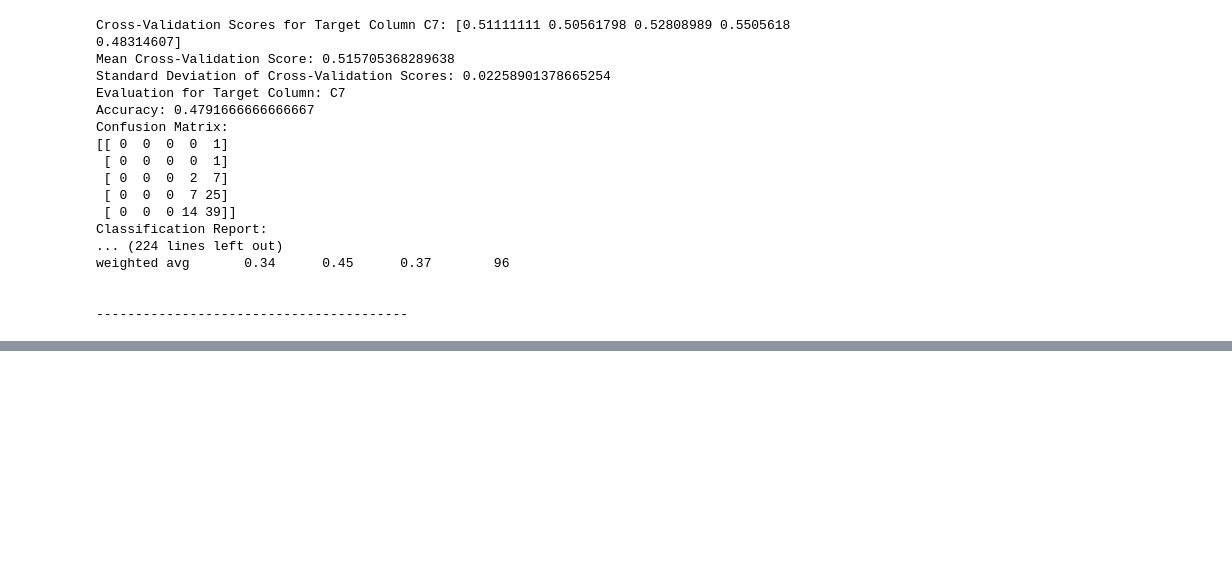
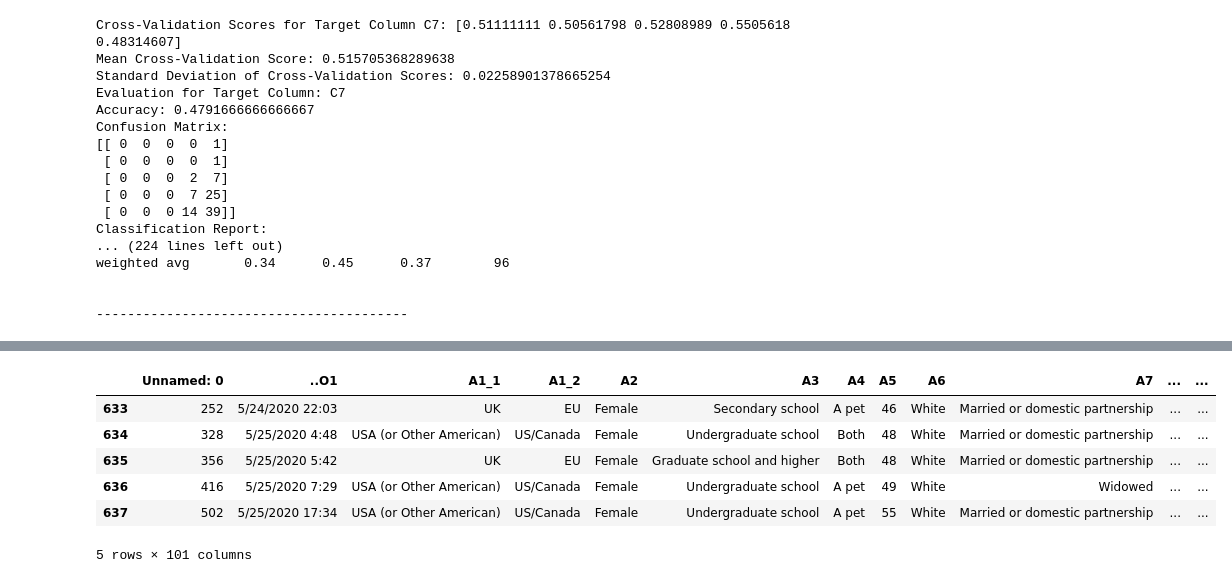
Before and after one commit to Kafrawy31/Data-Science-CW, a Jupyter notebook: main.ipynb, the cells around one changed output, grey strips where cells are left out. Drawn from its saved outputs; the diff is of its cells as text; code cells hidden in the pictures; blank space fills up the shorter version.

```diff
--- a/main.ipynb
+++ b/main.ipynb
@@ -347,3 +348,9 @@ weighted avg       0.34      0.45      0.37        96
 
 
 ----------------------------------------
+# %%
+env_perception_columns = ['C1', 'C2', 'C3', 'C4', 'C5', 'C6', 'C7', 'C8', 'C9', 'C10', 'C11', 'C12', 'C13', 'C14', 'C15']
+data['avg_env_perception'] = data[env_perception_columns].mean(axis=1)
+#data['avg_env_perception'] = data['avg_env_perception'].round()
+data['avg_env_perception'] = data['avg_env_perception'].astype(int)
+data.head()
@@ -349,0 +365,13 @@ weighted avg       0.34      0.45      0.37        96
+# %%
+bins = [0, 18, 25, 35, 45, np.inf]
+labels = ['0-18','18-25', '25-35', '35-45', '45+']
+data['age_group'] = pd.cut(data['A5'], bins=bins, labels=labels, right=False)
+data.tail()
+# %% [output]
+|  | Unnamed: 0 | ..O1 | A1_1 | A1_2 | A2 | A3 | A4 | A5 | A6 | A7 | ... | ... |
+| 633 | 252 | 5/24/2020 22:03 | UK | EU | Female | Secondary school | A pet | 46 | White | Married or domestic partnership | ... | ... |
+| 634 | 328 | 5/25/2020 4:48 | USA (or Other American) | US/Canada | Female | Undergraduate school | Both | 48 | White | Married or domestic partnership | ... | ... |
+| 635 | 356 | 5/25/2020 5:42 | UK | EU | Female | Graduate school and higher | Both | 48 | White | Married or domestic partnership | ... | ... |
+| 636 | 416 | 5/25/2020 7:29 | USA (or Other American) | US/Canada | Female | Undergraduate school | A pet | 49 | White | Widowed | ... | ... |
+| 637 | 502 | 5/25/2020 17:34 | USA (or Other American) | US/Canada | Female | Undergraduate school | A pet | 55 | White | Married or domestic partnership | ... | ... |
+5 rows × 101 columns
```
Also changed, not shown: parts of 9 cells of this notebook.
